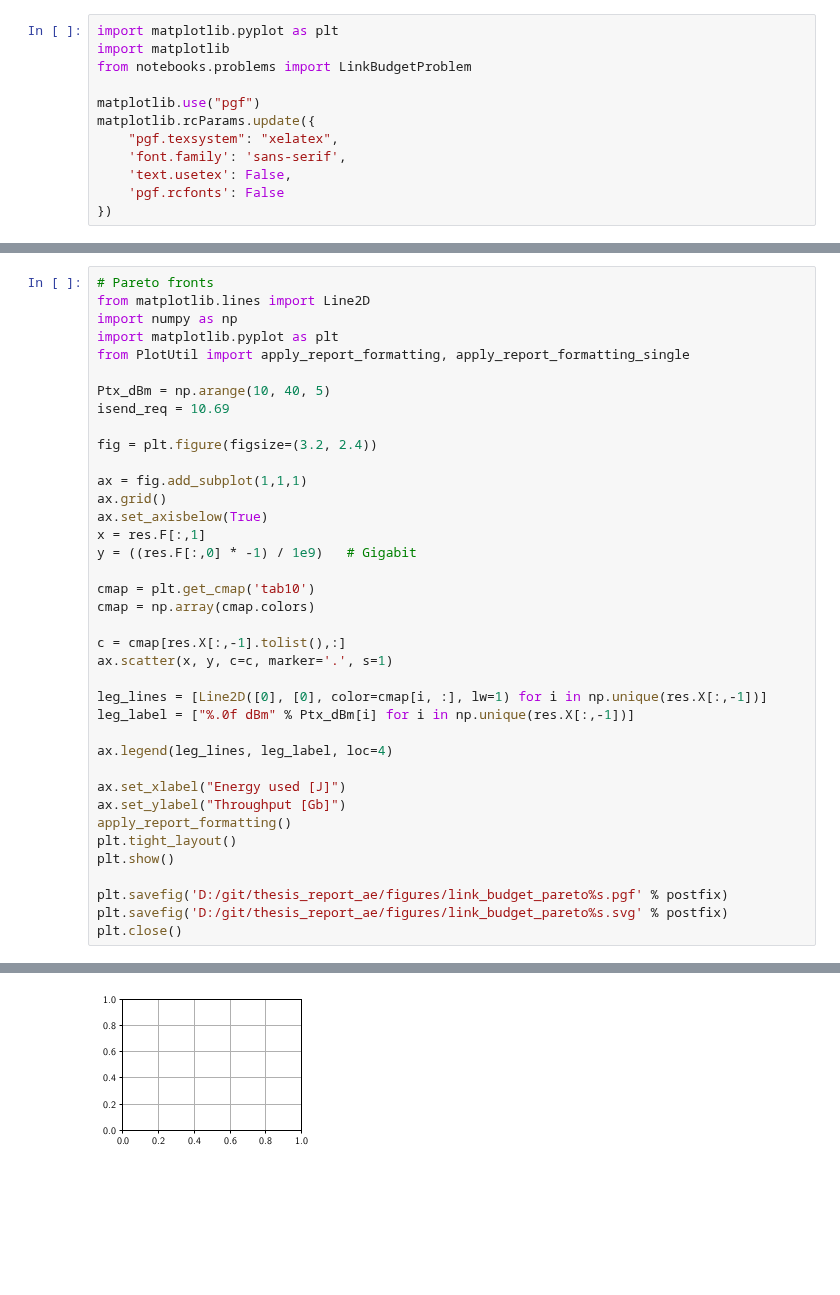
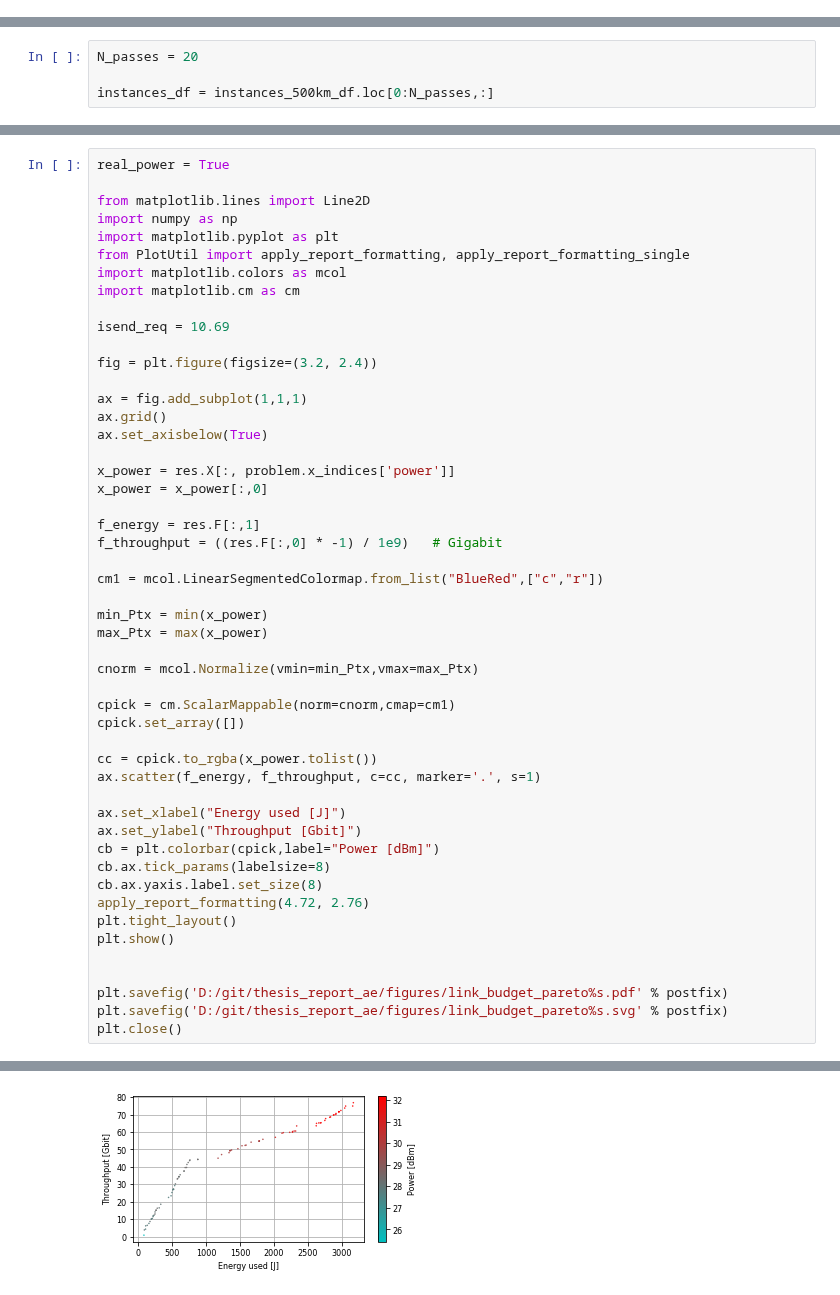
Before and after one commit to Josvth/hermes-optimization, a Jupyter notebook: notebooks/link_budget_optimization.ipynb, the cells around one changed output, grey strips where cells are left out. Saved outputs shown, nothing was run; the diff lists cells and outputs as text; blank space fills up the shorter version.

```diff
--- a/notebooks/link_budget_optimization.ipynb
+++ b/notebooks/link_budget_optimization.ipynb
@@ -1,12 +0,0 @@
-# %%
-import matplotlib.pyplot as plt
-import matplotlib
-from notebooks.problems import LinkBudgetProblem
-
-matplotlib.use("pgf")
-matplotlib.rcParams.update({
-    "pgf.texsystem": "xelatex",
-    'font.family': 'sans-serif',
-    'text.usetex': False,
-    'pgf.rcfonts': False
-})
@@ -22 +28,5 @@ telesat_passes_df = telesat_passes_df[0:N_passes]
+# %%
+N_passes = 20
+
+instances_df = instances_500km_df.loc[0:N_passes,:]
 # %%
@@ -138,11 +118,13 @@ Pickled!
 # %%
-# Pareto fronts
+real_power = True
+
 from matplotlib.lines import Line2D
 import numpy as np
 import matplotlib.pyplot as plt
 from PlotUtil import apply_report_formatting, apply_report_formatting_single
+import matplotlib.colors as mcol
+import matplotlib.cm as cm
 
-Ptx_dBm = np.arange(10, 40, 5)
 isend_req = 10.69
 
 fig = plt.figure(figsize=(3.2, 2.4))
@@ -150,27 +132,37 @@ fig = plt.figure(figsize=(3.2, 2.4))
 ax = fig.add_subplot(1,1,1)
 ax.grid()
 ax.set_axisbelow(True)
-x = res.F[:,1]
-y = ((res.F[:,0] * -1) / 1e9)   # Gigabit
 
-cmap = plt.get_cmap('tab10')
-cmap = np.array(cmap.colors)
+x_power = res.X[:, problem.x_indices['power']]
+x_power = x_power[:,0]
 
-c = cmap[res.X[:,-1].tolist(),:]
-ax.scatter(x, y, c=c, marker='.', s=1)
+f_energy = res.F[:,1]
+f_throughput = ((res.F[:,0] * -1) / 1e9)   # Gigabit
 
-leg_lines = [Line2D([0], [0], color=cmap[i, :], lw=1) for i in np.unique(res.X[:,-1])]
-leg_label = ["%.0f dBm" % Ptx_dBm[i] for i in np.unique(res.X[:,-1])]
+cm1 = mcol.LinearSegmentedColormap.from_list("BlueRed",["c","r"])
 
-ax.legend(leg_lines, leg_label, loc=4)
+min_Ptx = min(x_power)
+max_Ptx = max(x_power)
+
+cnorm = mcol.Normalize(vmin=min_Ptx,vmax=max_Ptx)
+
+cpick = cm.ScalarMappable(norm=cnorm,cmap=cm1)
+cpick.set_array([])
+
+cc = cpick.to_rgba(x_power.tolist())
+ax.scatter(f_energy, f_throughput, c=cc, marker='.', s=1)
 
 ax.set_xlabel("Energy used [J]")
-ax.set_ylabel("Throughput [Gb]")
-apply_report_formatting()
+ax.set_ylabel("Throughput [Gbit]")
+cb = plt.colorbar(cpick,label="Power [dBm]")
+cb.ax.tick_params(labelsize=8)
+cb.ax.yaxis.label.set_size(8)
+apply_report_formatting(4.72, 2.76)
 plt.tight_layout()
 plt.show()
 
-plt.savefig('D:/git/thesis_report_ae/figures/link_budget_pareto%s.pgf' % postfix)
+
+plt.savefig('D:/git/thesis_report_ae/figures/link_budget_pareto%s.pdf' % postfix)
 plt.savefig('D:/git/thesis_report_ae/figures/link_budget_pareto%s.svg' % postfix)
 plt.close()
 # %% [output]
@@ -178 +169 @@ IndexError: index 40 is out of bounds for axis 0 with size 10
-[figure, old version]
+[figure, new version]
```
Also changed, not shown: parts of 9 cells of this notebook, 2 other files.
